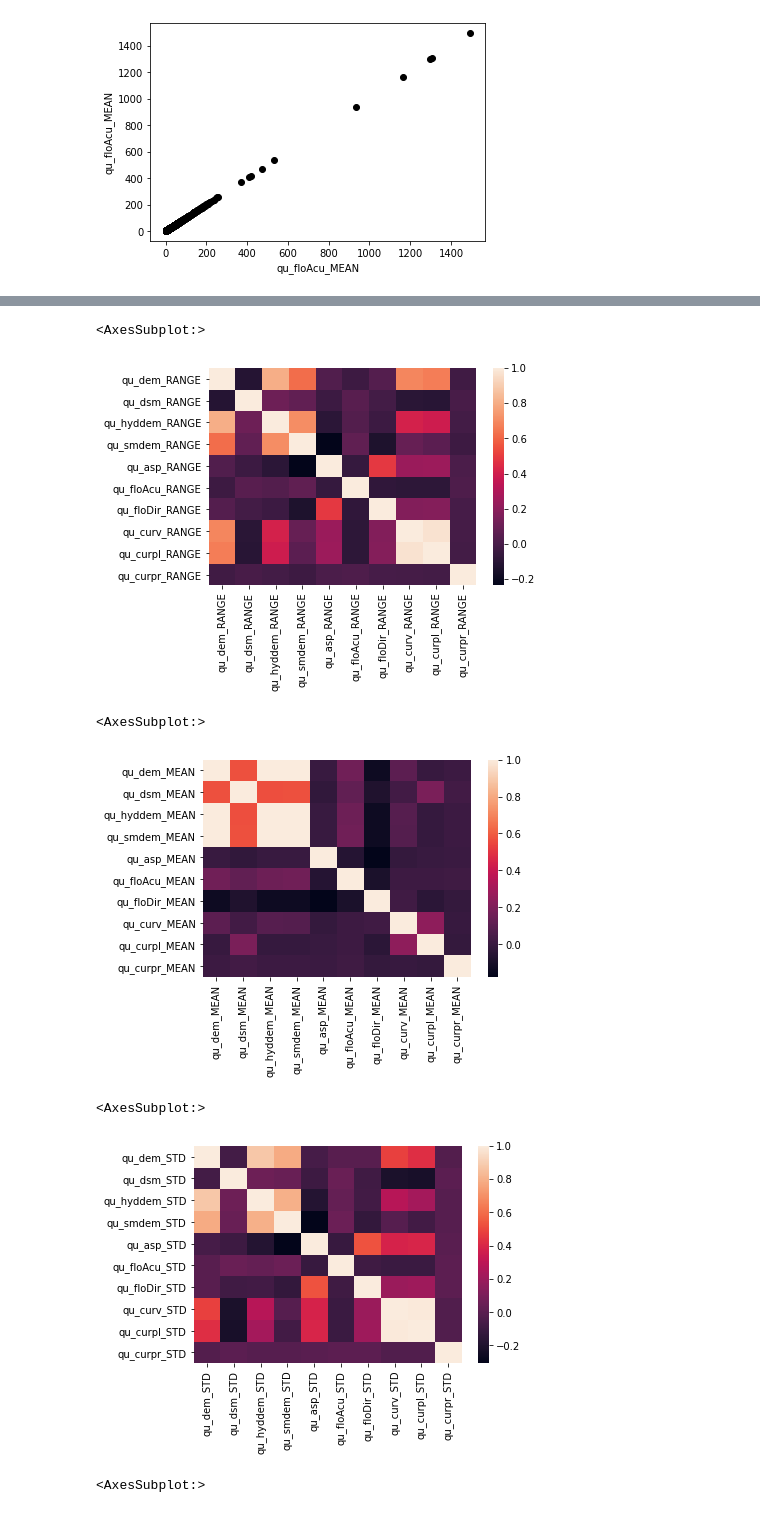
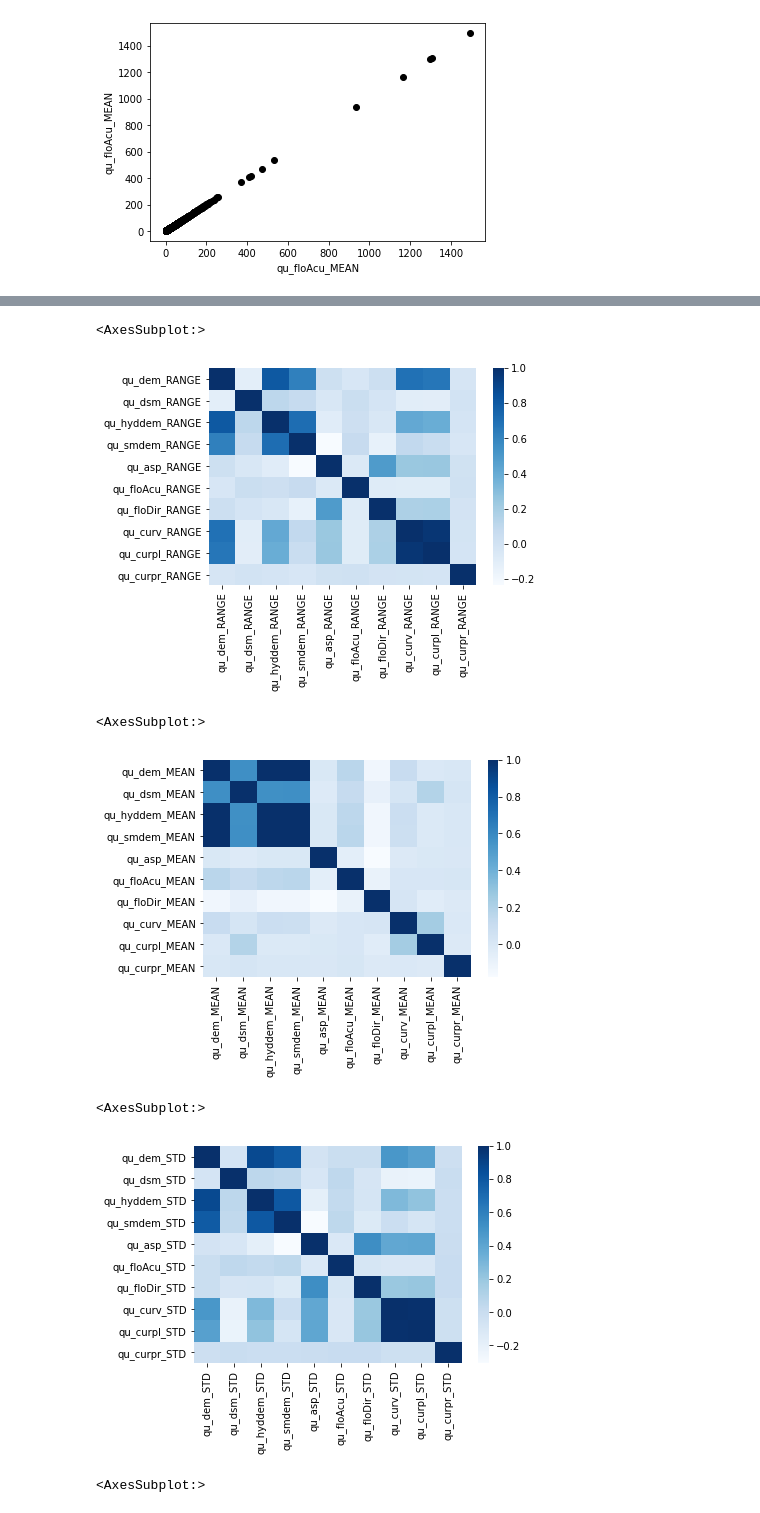
Before and after one commit to michael-suggs/earth-science-svsm, a Jupyter notebook: earthScienceDataFrame0.ipynb, the cells around one changed output, grey strips where cells are left out. Saved outputs shown, nothing was run; the diff lists cells and outputs as text; code cells hidden in the pictures.

```diff
--- a/earthScienceDataFrame0.ipynb
+++ b/earthScienceDataFrame0.ipynb
@@ -70,10 +70,10 @@ for (columnName, columnData) in dfes.iteritems():
         columns_range.append(columnName)
 dfes_range = pd.DataFrame(dfes, columns=columns_range)
 corr_range = dfes_range.corr()
-sns.heatmap(corr_range)
+sns.heatmap(corr_range, cmap="Blues")
 # %% [output]
 <AxesSubplot:>
-[figure, old version]
+[figure, new version]
 # %%
 columns_mean = []
 for (columnName, columnData) in dfes.iteritems():
@@ -81,21 +81,21 @@ for (columnName, columnData) in dfes.iteritems():
         columns_mean.append(columnName)
 dfes_mean = pd.DataFrame(dfes, columns=columns_mean)
 corr_mean = dfes_mean.corr()
-sns.heatmap(corr_mean)
+sns.heatmap(corr_mean, cmap="Blues")
 # %% [output]
 <AxesSubplot:>
-[figure, old version]
+[figure, new version]
 # %%
 columns_std = []
 for (columnName, columnData) in dfes.iteritems():
     if "STD" in columnName:
         columns_std.append(columnName)
 dfes_std = pd.DataFrame(dfes, columns=columns_std)
 corr_std = dfes_std.corr()
-sns.heatmap(corr_std)
+sns.heatmap(corr_std, cmap="Blues")
 # %% [output]
 <AxesSubplot:>
-[figure, old version]
+[figure, new version]
 # %%
 columns_sum = []
 for (columnName, columnData) in dfes.iteritems():
```
Also changed, not shown: parts of 2 cells of this notebook.
